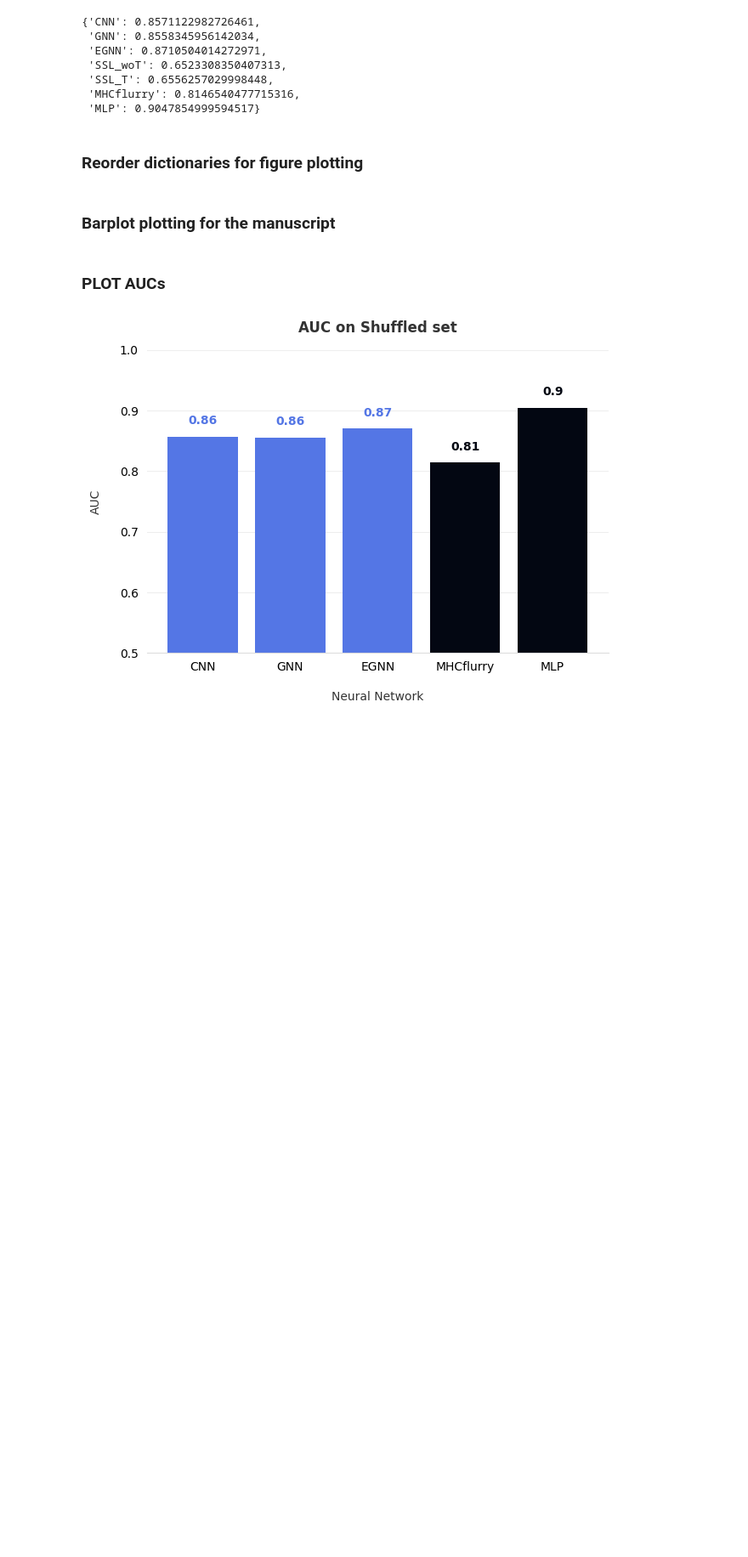
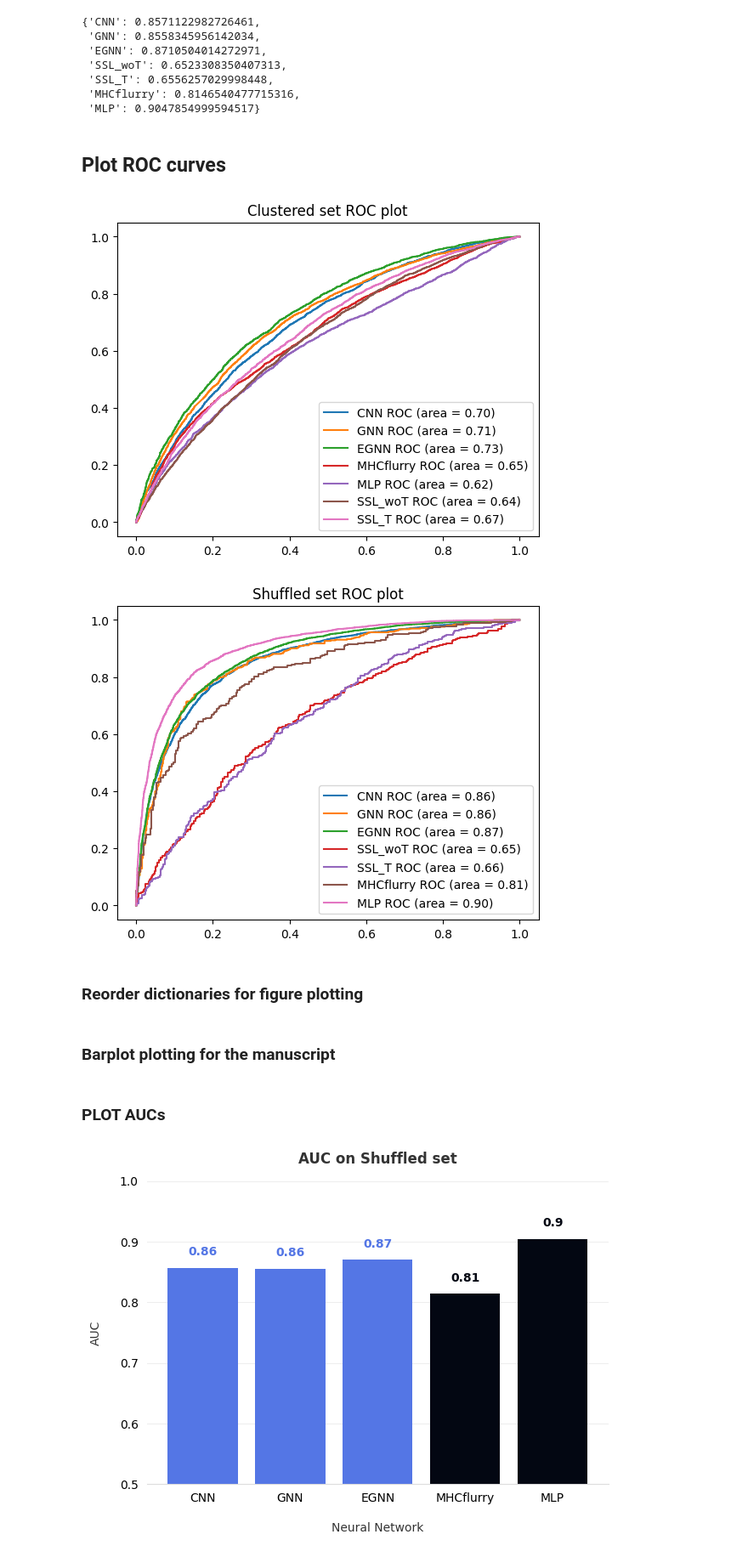
Before and after one commit to DeepRank/3D-Vac, a Jupyter notebook: src/exploration/DeepRank/explore_auc_per_allele.ipynb, the cells around one changed output. Shown at 85% size. Cells and saved outputs as stored; diff of their text form; code cells hidden in the pictures; blank space fills up the shorter version.

```diff
--- a/src/exploration/DeepRank/explore_auc_per_allele.ipynb
+++ b/src/exploration/DeepRank/explore_auc_per_allele.ipynb
@@ -337,6 +372,8 @@ shuff_dfi = pd.read_csv('/projects/0/einf2380/data/external/processed/I/experime
 shuff_dfi['label'] = np.where(shuff_dfi['measurement_value'] < 500, 1.0, 0.0)
 
 #models_outputs = {}
+FPRs = {}
+TPRs = {}
 AUCs = {}
 AUPRCs = {}
 
@@ -346,7 +383,7 @@ dfot = pd.read_csv('/projects/0/einf2380/data/pop_paper_data/cnn_outputs/shuffle
 dfot['TARGET'] = dfot['TARGET'].astype(float)
 dfot['ID'] = dfot['KEY']
 
-AUCs[title] = get_shuff_auc(title, dfot, shuff_dfi)
+FPRs[title], TPRs[title], AUCs[title] = get_shuff_auc(title, dfot, shuff_dfi)
 AUPRCs[title] = get_shuff_auprc(title, dfot, shuff_dfi)
 
 # GNN outputs
@@ -358,7 +395,7 @@ dfot['entry']= [x.split(':')[2] for x in dfot['entry']]
 dfot['ID'] = dfot['entry']
 dfot['output']= [x[1] for x in dfot['output']]
 
-AUCs[title] = get_shuff_auc(title, dfot, shuff_dfi)
+FPRs[title], TPRs[title], AUCs[title] = get_shuff_auc(title, dfot, shuff_dfi)
 AUPRCs[title] = get_shuff_auprc(title, dfot, shuff_dfi)
 
 #%% EGNN outputs
@@ -371,7 +408,7 @@ dfot['OUTPUT_1']=sigmoid(dfot['OUTPUT_0'])
 dfot['TARGET'] = dfot['TARGET'].astype(float)
 dfot['ID'] = dfot['KEY']
 
-AUCs[title] = get_shuff_auc(title, dfot, shuff_dfi)
+FPRs[title], TPRs[title], AUCs[title] = get_shuff_auc(title, dfot, shuff_dfi)
 AUPRCs[title] = get_shuff_auprc(title, dfot, shuff_dfi)
 
 #%% SSL without TCRs outputs
@@ -383,7 +420,7 @@ dfot['OUTPUT_1']=sigmoid(dfot['OUTPUT_0'])
 dfot['TARGET'] = dfot['TARGET'].astype(float)
 dfot['ID'] = dfot['KEY']
 
-AUCs[title] = get_shuff_auc(title, dfot, shuff_dfi)
+FPRs[title], TPRs[title], AUCs[title] = get_shuff_auc(title, dfot, shuff_dfi)
 AUPRCs[title] = get_shuff_auprc(title, dfot, shuff_dfi)
 
 #%% SSL with TCRs outputs
@@ -395,7 +432,7 @@ dfot['OUTPUT_1']=sigmoid(dfot['OUTPUT_0'])
 dfot['TARGET'] = dfot['TARGET'].astype(float)
 dfot['ID'] = dfot['KEY']
 
-AUCs[title] = get_shuff_auc(title, dfot, shuff_dfi)
+FPRs[title], TPRs[title], AUCs[title] = get_shuff_auc(title, dfot, shuff_dfi)
 AUPRCs[title] = get_shuff_auprc(title, dfot, shuff_dfi)
 
 
@@ -404,7 +441,7 @@ title='MHCflurry'
 dfo = pd.read_csv('/projects/0/einf2380/data/pop_paper_data/mhcflurry_outputs/shuffled_mhcflurry_outputs.csv',
                 header=None, names=['ID', 'BA', 'OUTPUT_1'])
 
-AUCs[title] = get_shuff_auc(title, dfo, shuff_dfi)
+FPRs[title], TPRs[title], AUCs[title] = get_shuff_auc(title, dfo, shuff_dfi)
 AUPRCs[title] = get_shuff_auprc(title, dfo, shuff_dfi)
 
 # #%% MHCflurry confirmed outputs
@@ -412,14 +449,14 @@ AUPRCs[title] = get_shuff_auprc(title, dfo, shuff_dfi)
 # dfo = pd.read_csv('/projects/0/einf2380/data/pop_paper_data/mhcflurry_outputs/mhcflurry_confirm_shuffled.csv',
 #                 )
 # dfo['ID'] = dfo['KEY']
-# AUCs[title] = get_shuff_auc(title, dfo, shuff_dfi)
+# FPRs[title], TPRs[title], AUCs[title] = get_shuff_auc(title, dfo, shuff_dfi)
 
 #%% MLP
 title='MLP'
 dfo = pd.read_csv('/projects/0/einf2380/data/pop_paper_data/mlp_outputs/shuffled_mlp_outputs.csv',
                 header=None, names=['ID', 'BA', 'OUTPUT_1'])
 
-AUCs[title] = get_shuff_auc(title, dfo, shuff_dfi)
+FPRs[title], TPRs[title], AUCs[title] = get_shuff_auc(title, dfo, shuff_dfi)
 AUPRCs[title] = get_shuff_auprc(title, dfo, shuff_dfi)
 
 #plt.bar(AUCs.keys(), AUCs.values())
@@ -436,6 +473,27 @@ AUCs
  'SSL_T': 0.6556257029998448,
  'MHCflurry': 0.8146540477715316,
  'MLP': 0.9047854999594517}
+# %% [markdown]
+## Plot ROC curves
+# %%
+for model in models_outputs:
+    plt.plot(models_outputs[model]['total_fpr'], models_outputs[model]['total_tpr'],
+    label='%s ROC (area = %0.2f)' % (model, models_outputs[model]['total_auc']))
+
+plt.legend(loc="lower right")
+plt.title('Clustered set ROC plot')
+plt.show()
+
+for model in AUCs:
+    plt.plot(FPRs[model], TPRs[model],
+    label='%s ROC (area = %0.2f)' % (model, AUCs[model]))
+
+plt.legend(loc="lower right")
+plt.title('Shuffled set ROC plot')
+plt.show()
+# %% [output]
+[figure, added]
+[figure, added]
 # %% [markdown]
 ### Reorder dictionaries for figure plotting
 # %%
```
Also changed, not shown: parts of 9 cells of this notebook, 3 other files.
